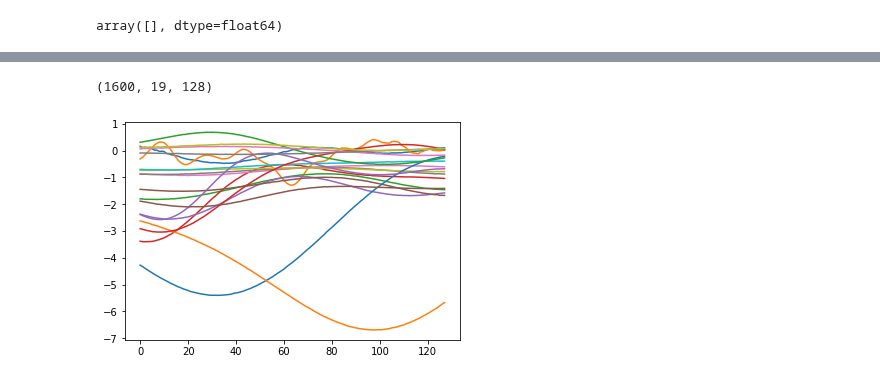
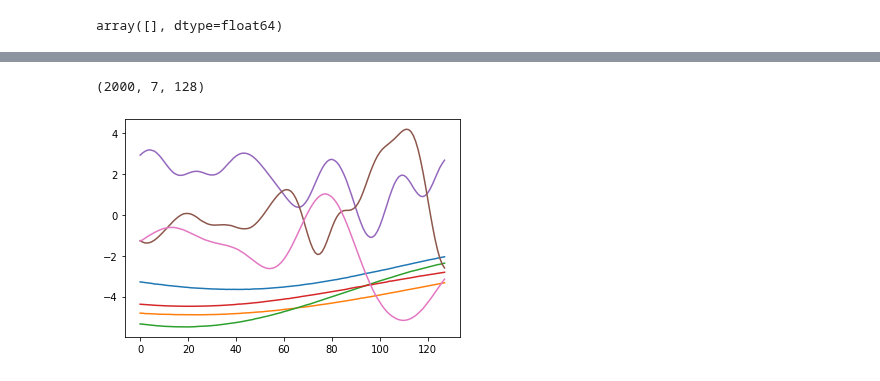
Before and after one commit to NinelK/CopulaGP, a Jupyter notebook: MultiParam_RealData.ipynb, the cells around one changed output, grey strips where cells are left out. Cells and saved outputs as stored; diff of their text form; code cells hidden in the pictures.

```diff
--- a/MultiParam_RealData.ipynb
+++ b/MultiParam_RealData.ipynb
@@ -74,15 +74,9 @@ plt.scatter(*Y[::skip].T, color=colors[::skip], alpha=0.8)
 # %%
 #likelihoods = [ClaytonCopula_Likelihood(rotation='0°'),ClaytonCopula_Likelihood(rotation='180°'),GaussianCopula_Likelihood()]
-likelihoods = [GaussianCopula_Likelihood(),
-                FrankCopula_Likelihood(),
-                ClaytonCopula_Likelihood(rotation='0°'),
+likelihoods = [ClaytonCopula_Likelihood(rotation='0°'),
                ClaytonCopula_Likelihood(rotation='90°'),
               ClaytonCopula_Likelihood(rotation='180°'),
               ClaytonCopula_Likelihood(rotation='270°'),
-                GumbelCopula_Likelihood(rotation='0°'),
-               GumbelCopula_Likelihood(rotation='90°'),
-              GumbelCopula_Likelihood(rotation='180°'),
-              GumbelCopula_Likelihood(rotation='270°')
               ]
 
 #likelihoods = [FrankCopula_Likelihood()]
@@ -109,7 +103,13 @@ train_y = torch.tensor(Y).float().cuda(device=0)
 # %%
 # define the model (optionally on GPU)
 grid_size = 128#train_x.shape[0]
-model = Mixed_GPInferenceModel(MixtureCopula_Likelihood(likelihoods), 2*len(likelihoods)-1, \
+thetas_sharing = None#torch.tensor([0,1,2,1])
+if thetas_sharing is not None:
+    num_fs = len(likelihoods)+thetas_sharing.max().numpy() # indep_thetas + num_copulas - 1
+else:
+    num_fs = 2*len(likelihoods)-1
+model = Mixed_GPInferenceModel(MixtureCopula_Likelihood(likelihoods, theta_sharing=thetas_sharing),
+                               num_fs,
                                prior_rbf_length=0.2, grid_size=grid_size).cuda(device=0)
 # %%
 # train the model
@@ -218,11 +218,11 @@ Wall time: 8min 46s
 # %%
 print(np.shape(means))
-for i in range(2*len(likelihoods)-1):
+for i in range(num_fs):
     plt.plot(means[-1][i])
 losses[losses!=losses] = 0
 # %% [output]
-(1600, 19, 128)
+(2000, 7, 128)
-[figure, old version]
+[figure, new version]
 # %%
 # prot loss function and kernel length
 fig, (loss, kern, mean) = plt.subplots(1,3,figsize=(15,2))
```
Also changed, not shown: parts of 8 cells of this notebook, 2 other files.
